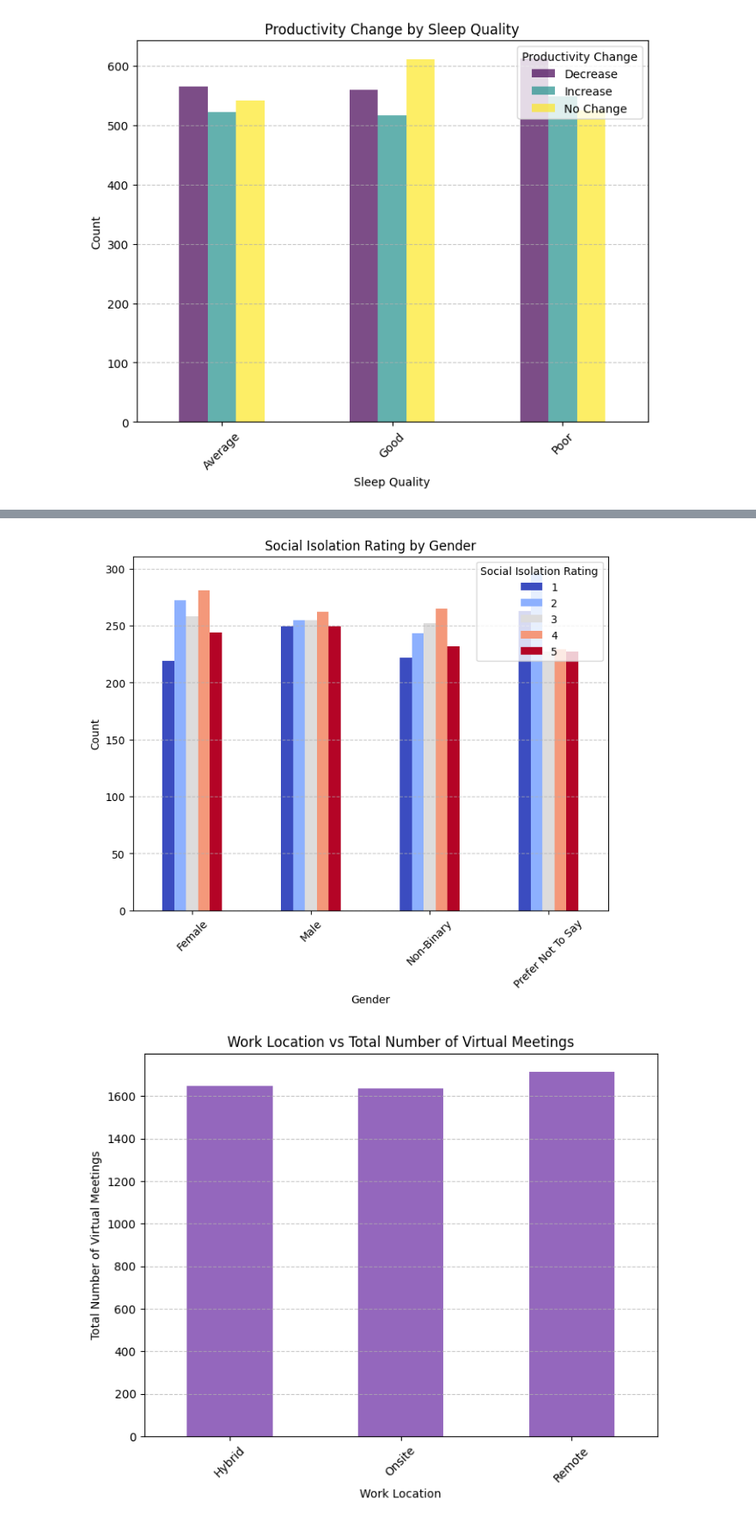
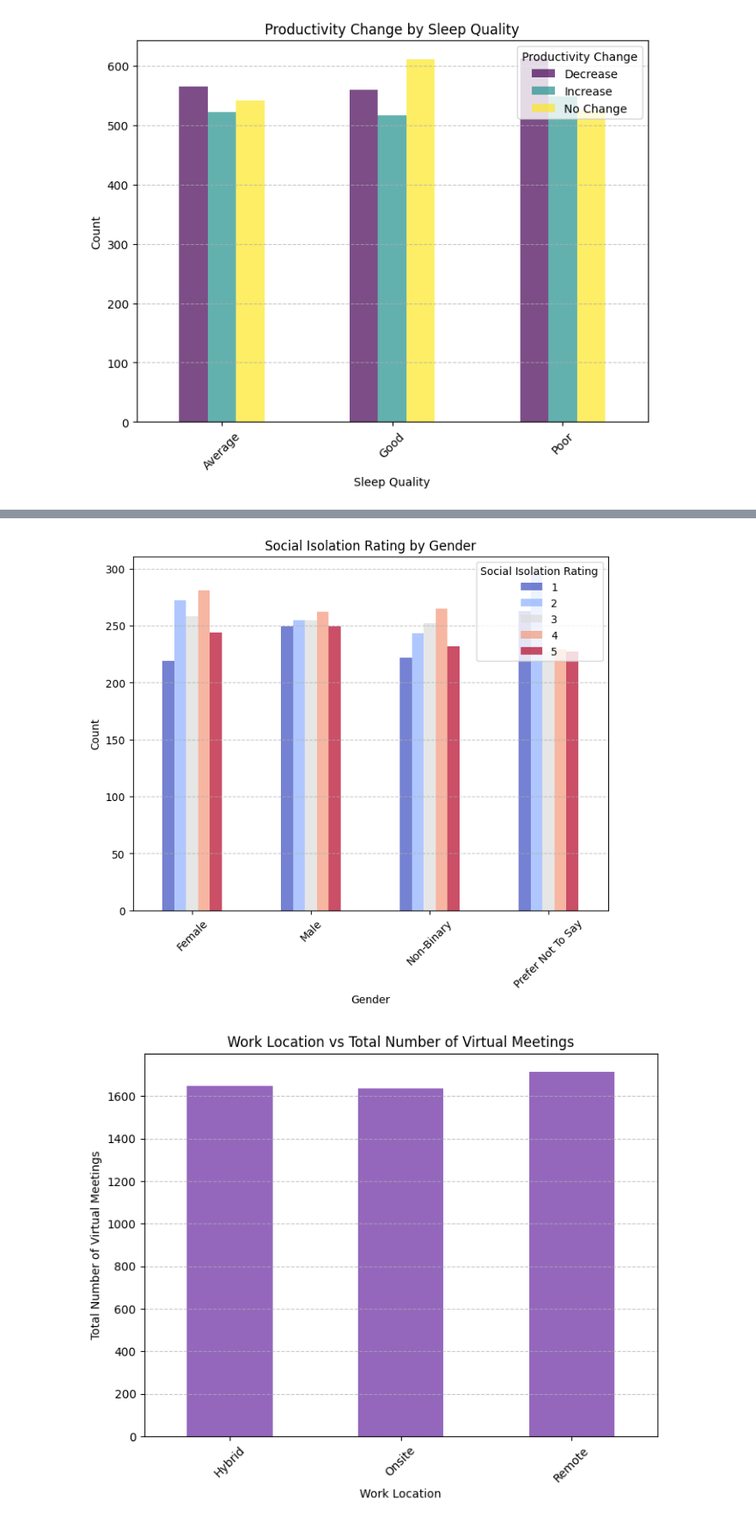
Before and after one commit to patrii10/EDA_Patricia_Diez, a Jupyter notebook: EDA_Entrega/src/notebooks/analisis_multivariante.ipynb, the cells around one changed output, grey strips where cells are left out. Shown: that part at 86% size. Saved outputs shown, nothing was run; the diff lists cells and outputs as text; code cells hidden in the pictures.

```diff
--- a/EDA_Entrega/src/notebooks/analisis_multivariante.ipynb
+++ b/EDA_Entrega/src/notebooks/analisis_multivariante.ipynb
@@ -224,18 +224,18 @@ plt.show()
 # %%
 # Contar frecuencia de Social_Isolation_Rating por Gender
 isolation_gender = health.groupby(['Gender', 'Social_Isolation_Rating']).size().unstack(fill_value=0)
 
 # Gráfico de barras agrupadas
-isolation_gender.plot(kind='bar', figsize=(8, 6), colormap='coolwarm')
+isolation_gender.plot(kind='bar', figsize=(8, 6), colormap='coolwarm', alpha=0.7)
 plt.title('Social Isolation Rating by Gender')
 plt.xlabel('Gender')
 plt.ylabel('Count')
 plt.xticks(rotation=45)
 plt.legend(title='Social Isolation Rating')
 plt.grid(axis='y', linestyle='--', alpha=0.7)
 plt.show()
 # %% [output]
-[figure, old version]
+[figure, new version]
 # %%
 # Agrupamos por Work_Location y sumamos Number_of_Virtual_Meetings
 meetings_location = health.groupby('Work_Location')['Number_of_Virtual_Meetings'].count()
```
Also changed, not shown: parts of 4 cells of this notebook.
